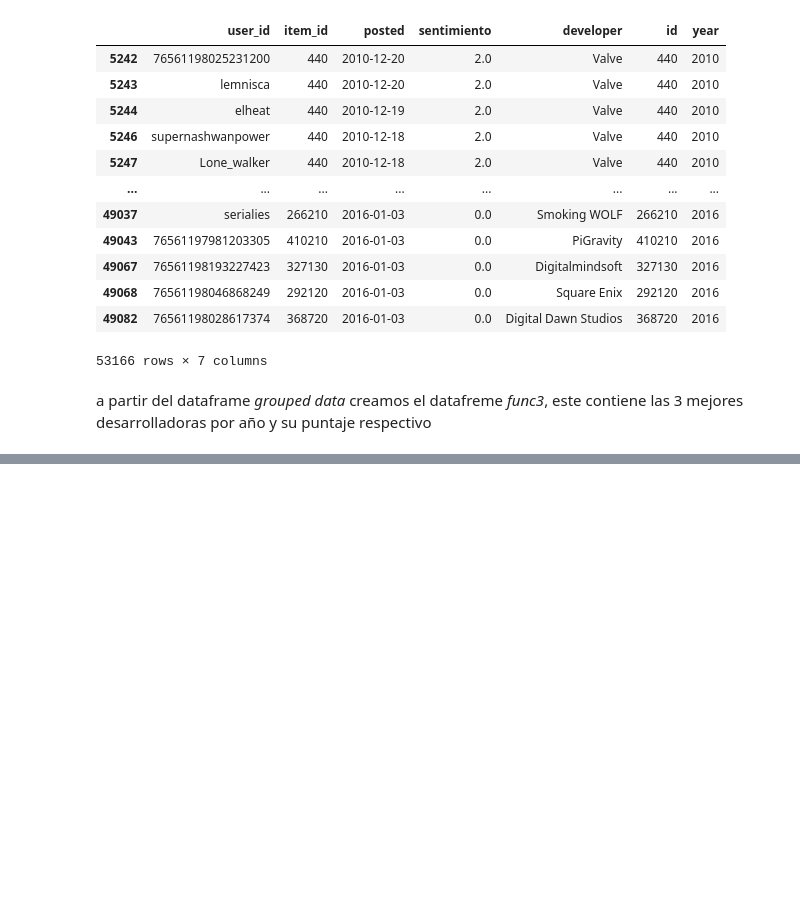
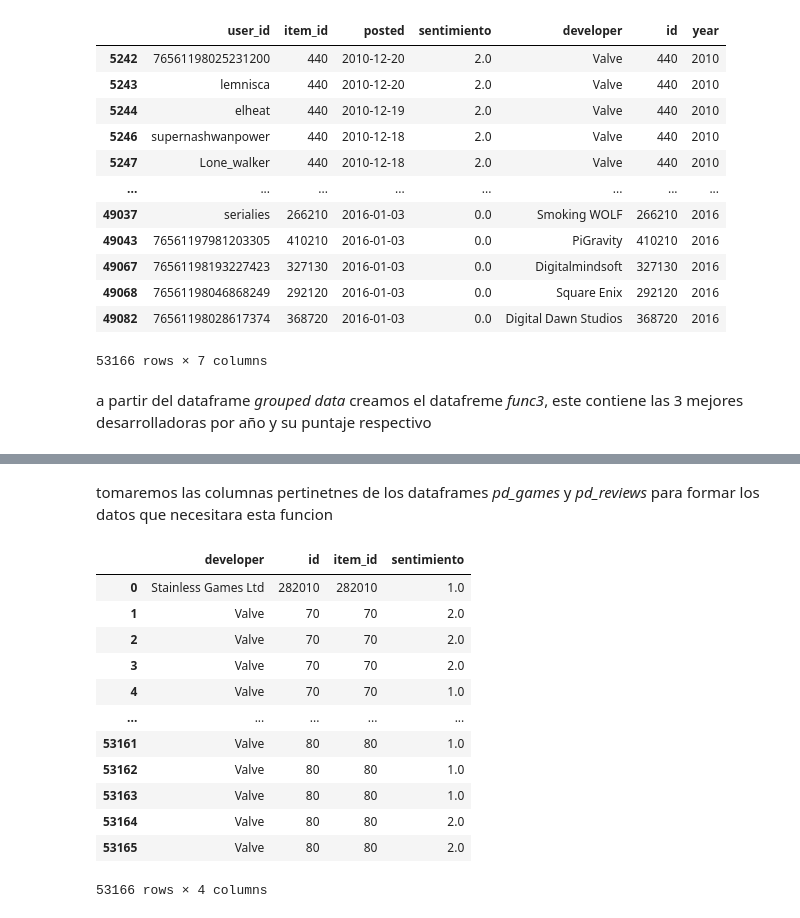
Before and after one commit to Lcolantoni/Traba-Practico-N-1, a Jupyter notebook: process/2.ipynb, the cells around one changed output, grey strips where cells are left out. Saved outputs shown, nothing was run; the diff lists cells and outputs as text; code cells hidden in the pictures; blank space fills up the shorter version.

```diff
--- a/process/2.ipynb
+++ b/process/2.ipynb
@@ -358,0 +356,21 @@ func4.to_csv('datos4.csv', index = False)
+# %% [markdown]
+tomaremos las columnas pertinetnes de los dataframes *pd_games* y *pd_reviews* para formar los datos que necesitara esta funcion
+# %%
+pd_games5 = pd_games[['developer','id']]
+pd_reviews5 = pd_reviews[['item_id','sentimiento']]
+func5 = pd.merge(pd_games5, pd_reviews5, left_on ='id', right_on='item_id', how = 'inner')
+func5
+# %% [output]
+|  | developer | id | item_id | sentimiento |
+| 0 | Stainless Games Ltd | 282010 | 282010 | 1.0 |
+| 1 | Valve | 70 | 70 | 2.0 |
+| 2 | Valve | 70 | 70 | 2.0 |
+| 3 | Valve | 70 | 70 | 2.0 |
+| 4 | Valve | 70 | 70 | 1.0 |
+| ... | ... | ... | ... | ... |
+| 53161 | Valve | 80 | 80 | 1.0 |
+| 53162 | Valve | 80 | 80 | 1.0 |
+| 53163 | Valve | 80 | 80 | 1.0 |
+| 53164 | Valve | 80 | 80 | 2.0 |
+| 53165 | Valve | 80 | 80 | 2.0 |
+53166 rows × 4 columns
```
Also changed, not shown: parts of 10 cells of this notebook, 4 other files.
